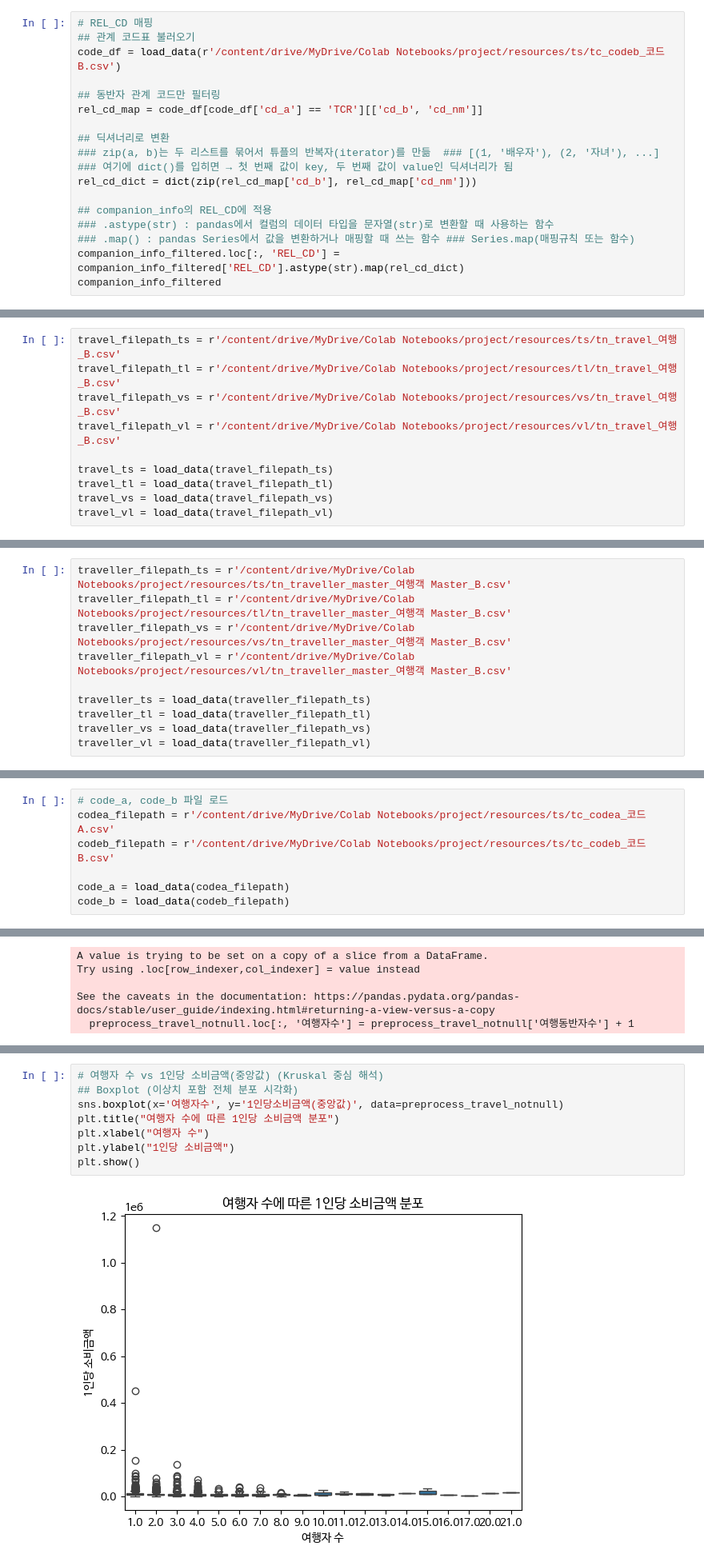
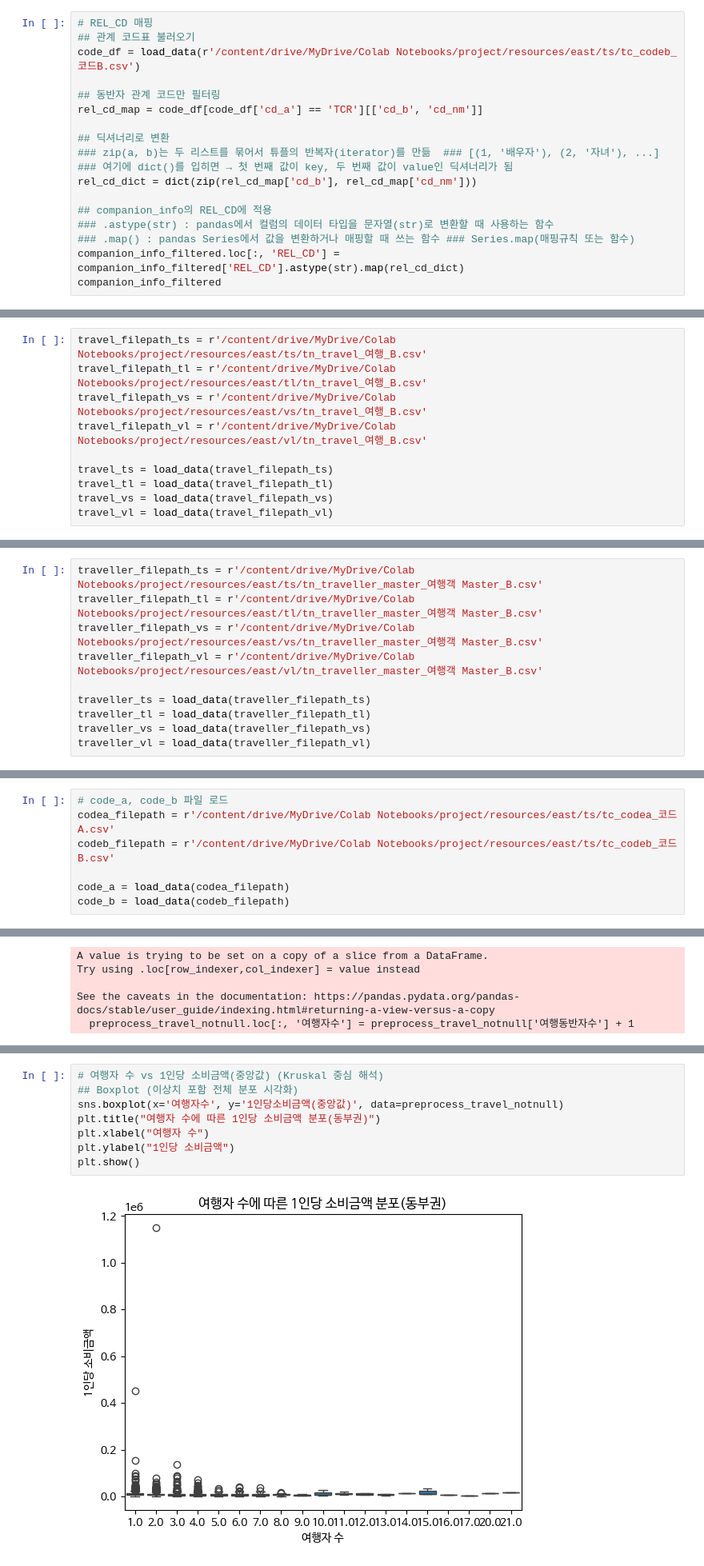
Before and after one commit to ssoom98/where2go, a Jupyter notebook: jeon/preprocessing/preprocessing_visualization.ipynb, the cells around one changed output, grey strips where cells are left out. Shown at 80% size. Cells and saved outputs as stored; diff of their text form.

```diff
--- a/jeon/preprocessing/preprocessing_visualization.ipynb
+++ b/jeon/preprocessing/preprocessing_visualization.ipynb
@@ -382,7 +381,7 @@ companion_info_filtered
 # %%
 # REL_CD 매핑
 ## 관계 코드표 불러오기
-code_df = load_data(r'/content/drive/MyDrive/Colab Notebooks/project/resources/ts/tc_codeb_코드B.csv')
+code_df = load_data(r'/content/drive/MyDrive/Colab Notebooks/project/resources/east/ts/tc_codeb_코드B.csv')
 
 ## 동반자 관계 코드만 필터링
 rel_cd_map = code_df[code_df['cd_a'] == 'TCR'][['cd_b', 'cd_nm']]
@@ -440,10 +439,10 @@ companion_info_unique.to_csv('companion_info_unique.csv', index=False, encoding=
 # %% [markdown]
 # 여행 테이블 전처리
 # %%
-travel_filepath_ts = r'/content/drive/MyDrive/Colab Notebooks/project/resources/ts/tn_travel_여행_B.csv'
-travel_filepath_tl = r'/content/drive/MyDrive/Colab Notebooks/project/resources/tl/tn_travel_여행_B.csv'
-travel_filepath_vs = r'/content/drive/MyDrive/Colab Notebooks/project/resources/vs/tn_travel_여행_B.csv'
-travel_filepath_vl = r'/content/drive/MyDrive/Colab Notebooks/project/resources/vl/tn_travel_여행_B.csv'
+travel_filepath_ts = r'/content/drive/MyDrive/Colab Notebooks/project/resources/east/ts/tn_travel_여행_B.csv'
+travel_filepath_tl = r'/content/drive/MyDrive/Colab Notebooks/project/resources/east/tl/tn_travel_여행_B.csv'
+travel_filepath_vs = r'/content/drive/MyDrive/Colab Notebooks/project/resources/east/vs/tn_travel_여행_B.csv'
+travel_filepath_vl = r'/content/drive/MyDrive/Colab Notebooks/project/resources/east/vl/tn_travel_여행_B.csv'
 
 travel_ts = load_data(travel_filepath_ts)
 travel_tl = load_data(travel_filepath_tl)
@@ -533,10 +532,10 @@ travel[travel['TRAVEL_ID'] == 'b_b004786']
 # %% [markdown]
 # 여행객 테이블 전처리
 # %%
-traveller_filepath_ts = r'/content/drive/MyDrive/Colab Notebooks/project/resources/ts/tn_traveller_master_여행객 Master_B.csv'
-traveller_filepath_tl = r'/content/drive/MyDrive/Colab Notebooks/project/resources/tl/tn_traveller_master_여행객 Master_B.csv'
-traveller_filepath_vs = r'/content/drive/MyDrive/Colab Notebooks/project/resources/vs/tn_traveller_master_여행객 Master_B.csv'
-traveller_filepath_vl = r'/content/drive/MyDrive/Colab Notebooks/project/resources/vl/tn_traveller_master_여행객 Master_B.csv'
+traveller_filepath_ts = r'/content/drive/MyDrive/Colab Notebooks/project/resources/east/ts/tn_traveller_master_여행객 Master_B.csv'
+traveller_filepath_tl = r'/content/drive/MyDrive/Colab Notebooks/project/resources/east/tl/tn_traveller_master_여행객 Master_B.csv'
+traveller_filepath_vs = r'/content/drive/MyDrive/Colab Notebooks/project/resources/east/vs/tn_traveller_master_여행객 Master_B.csv'
+traveller_filepath_vl = r'/content/drive/MyDrive/Colab Notebooks/project/resources/east/vl/tn_traveller_master_여행객 Master_B.csv'
 
 traveller_ts = load_data(traveller_filepath_ts)
 traveller_tl = load_data(traveller_filepath_tl)
@@ -706,8 +705,8 @@ final_travel
 # 합친 데이터(final_travel) 전처리
 # %%
 # code_a, code_b 파일 로드
-codea_filepath = r'/content/drive/MyDrive/Colab Notebooks/project/resources/ts/tc_codea_코드A.csv'
-codeb_filepath = r'/content/drive/MyDrive/Colab Notebooks/project/resources/ts/tc_codeb_코드B.csv'
+codea_filepath = r'/content/drive/MyDrive/Colab Notebooks/project/resources/east/ts/tc_codea_코드A.csv'
+codeb_filepath = r'/content/drive/MyDrive/Colab Notebooks/project/resources/east/ts/tc_codeb_코드B.csv'
 
 code_a = load_data(codea_filepath)
 code_b = load_data(codeb_filepath)
@@ -1001,13 +1006,13 @@ plt.show()
 # %%
 # 여행자 수 vs 1인당 소비금액(중앙값) (Kruskal 중심 해석)
 ## Boxplot (이상치 포함 전체 분포 시각화)
 sns.boxplot(x='여행자수', y='1인당소비금액(중앙값)', data=preprocess_travel_notnull)
-plt.title("여행자 수에 따른 1인당 소비금액 분포")
+plt.title("여행자 수에 따른 1인당 소비금액 분포(동부권)")
 plt.xlabel("여행자 수")
 plt.ylabel("1인당 소비금액")
 plt.show()
 # %% [output]
-[figure, old version]
+[figure, new version]
 # %%
 # Violinplot (분포 밀도 강조)
 sns.violinplot(x='여행자수', y='1인당소비금액(중앙값)', data=preprocess_travel_notnull, inner='box')
```
Also changed, not shown: parts of 7 cells of this notebook, 3 other files.
